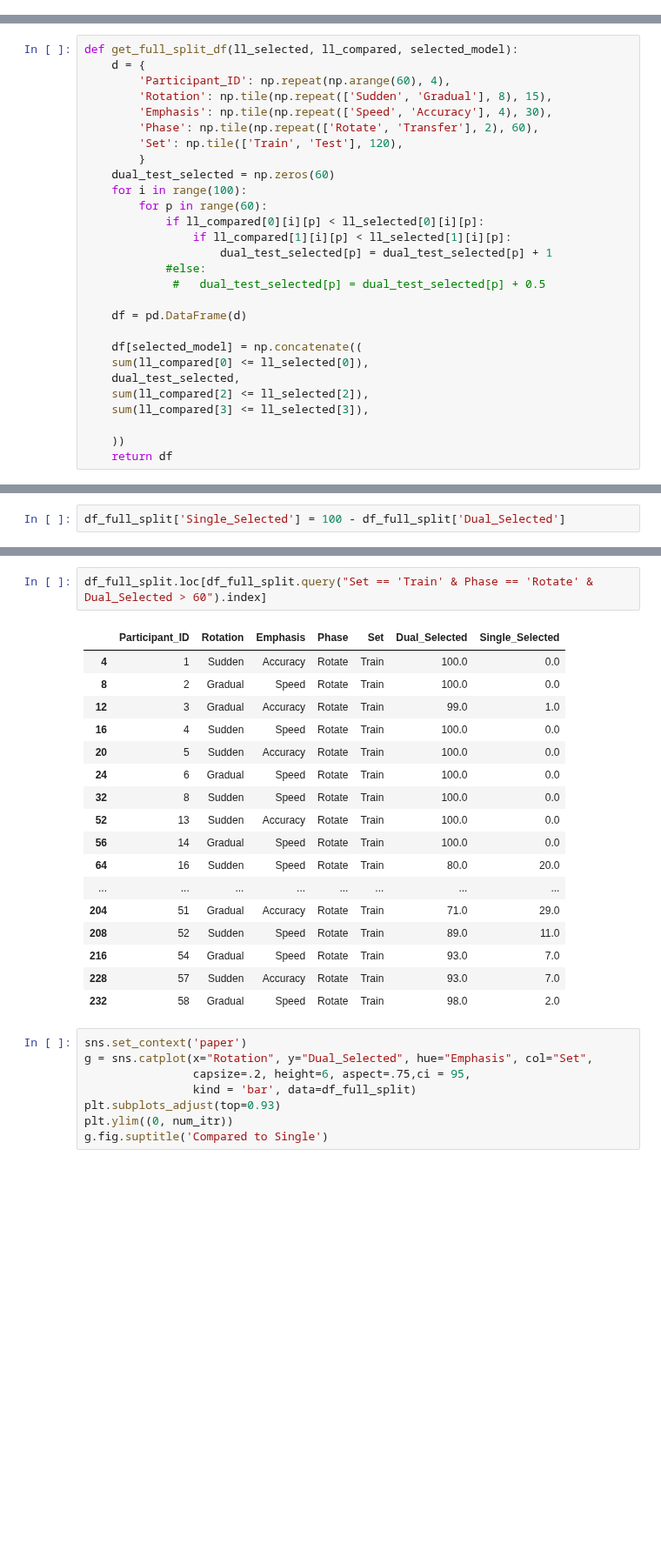
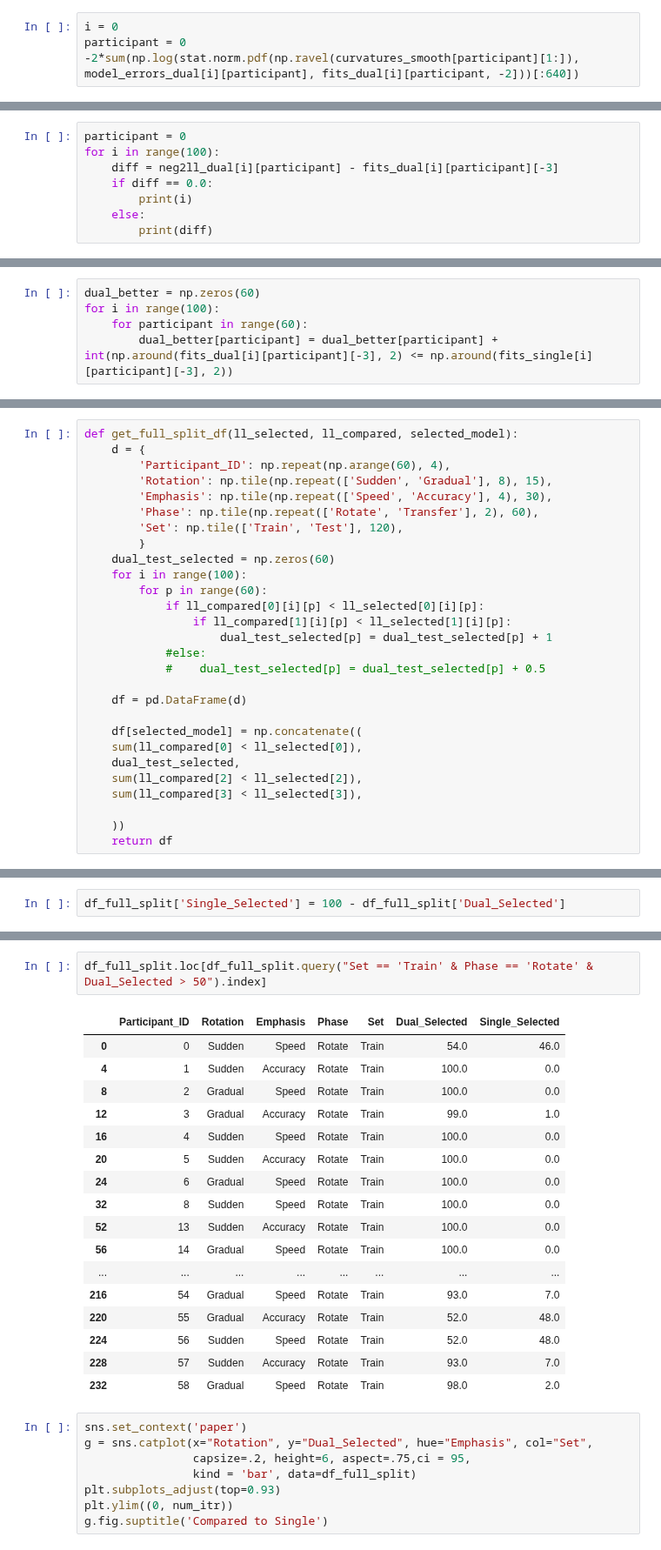
Before and after one commit to tejas-savalia/Lab-Codes, a Jupyter notebook: Psychtoolbox/Visuomotor_Adaptation_Tablet/python_scripts/model_comparisons.ipynb, the cells around one changed output, grey strips where cells are left out. Shown at 87% size. Drawn from its saved outputs; the diff is of its cells as text; blank space fills up the shorter version.

```diff
--- a/Psychtoolbox/Visuomotor_Adaptation_Tablet/python_scripts/model_comparisons.ipynb
+++ b/Psychtoolbox/Visuomotor_Adaptation_Tablet/python_scripts/model_comparisons.ipynb
@@ -143,3 +197,7 @@ for i in range(num_itr):
 
         #ll_dual_avg[i][participant] = stat.norm.logpdf(np.ravel(curvatures_smooth[participant][1:]), model_errors_avg[i][participant], fits_avg[i][participant, -2])
         #ll_eight[i][participant] = stat.norm.logpdf(np.ravel(curvatures_smooth[participant][1:]), model_errors_eight[i][participant], fits_eight[i][participant, -2])
+# %%
+i = 0
+participant = 0
+-2*sum(np.log(stat.norm.pdf(np.ravel(curvatures_smooth[participant][1:]), model_errors_dual[i][participant], fits_dual[i][participant, -2]))[:640])
@@ -145,0 +206,8 @@ for i in range(num_itr):
+# %%
+participant = 0
+for i in range(100):
+    diff = neg2ll_dual[i][participant] - fits_dual[i][participant][-3]
+    if diff == 0.0:
+        print(i)
+    else:
+        print(diff)
@@ -176,0 +264,5 @@ np.shape(dual_lls[0] < single_lls[0])
+# %%
+dual_better = np.zeros(60)
+for i in range(100):
+    for participant in range(60):
+        dual_better[participant] = dual_better[participant] + int(np.around(fits_dual[i][participant][-3], 2) <= np.around(fits_single[i][participant][-3], 2))
@@ -199,15 +303,15 @@ def get_full_split_df(ll_selected, ll_compared, selected_model):
                 if ll_compared[1][i][p] < ll_selected[1][i][p]:
                     dual_test_selected[p] = dual_test_selected[p] + 1
             #else:
-             #   dual_test_selected[p] = dual_test_selected[p] + 0.5
+            #    dual_test_selected[p] = dual_test_selected[p] + 0.5
 
     df = pd.DataFrame(d)
 
     df[selected_model] = np.concatenate((
-    sum(ll_compared[0] <= ll_selected[0]),
+    sum(ll_compared[0] < ll_selected[0]),
     dual_test_selected,
-    sum(ll_compared[2] <= ll_selected[2]),
-    sum(ll_compared[3] <= ll_selected[3]),
+    sum(ll_compared[2] < ll_selected[2]),
+    sum(ll_compared[3] < ll_selected[3]),
 
     ))
     return df
@@ -257,9 +361,10 @@ df_full_split.loc[df_full_split.query("Set == 'Train' & Phase == 'Rotate' & Sing
 | 212 | 53 | Sudden | Accuracy | Rotate | Train | 0.0 | 100.0 |
 | 236 | 59 | Gradual | Accuracy | Rotate | Train | 0.0 | 100.0 |
 # %%
-df_full_split.loc[df_full_split.query("Set == 'Train' & Phase == 'Rotate' & Dual_Selected > 60").index]
+df_full_split.loc[df_full_split.query("Set == 'Train' & Phase == 'Rotate' & Dual_Selected > 50").index]
 # %% [output]
 |  | Participant_ID | Rotation | Emphasis | Phase | Set | Dual_Selected | Single_Selected |
+| 0 | 0 | Sudden | Speed | Rotate | Train | 54.0 | 46.0 |
 | 4 | 1 | Sudden | Accuracy | Rotate | Train | 100.0 | 0.0 |
 | 8 | 2 | Gradual | Speed | Rotate | Train | 100.0 | 0.0 |
 | 12 | 3 | Gradual | Accuracy | Rotate | Train | 99.0 | 1.0 |
@@ -269,11 +374,10 @@ df_full_split.loc[df_full_split.query("Set == 'Train' & Phase == 'Rotate' & Dual
 | 32 | 8 | Sudden | Speed | Rotate | Train | 100.0 | 0.0 |
 | 52 | 13 | Sudden | Accuracy | Rotate | Train | 100.0 | 0.0 |
 | 56 | 14 | Gradual | Speed | Rotate | Train | 100.0 | 0.0 |
-| 64 | 16 | Sudden | Speed | Rotate | Train | 80.0 | 20.0 |
 | ... | ... | ... | ... | ... | ... | ... | ... |
-| 204 | 51 | Gradual | Accuracy | Rotate | Train | 71.0 | 29.0 |
-| 208 | 52 | Sudden | Speed | Rotate | Train | 89.0 | 11.0 |
 | 216 | 54 | Gradual | Speed | Rotate | Train | 93.0 | 7.0 |
+| 220 | 55 | Gradual | Accuracy | Rotate | Train | 52.0 | 48.0 |
+| 224 | 56 | Sudden | Speed | Rotate | Train | 52.0 | 48.0 |
 | 228 | 57 | Sudden | Accuracy | Rotate | Train | 93.0 | 7.0 |
 | 232 | 58 | Gradual | Speed | Rotate | Train | 98.0 | 2.0 |
 # %%
```
Also changed, not shown: parts of 32 cells of this notebook, 5 other files.
